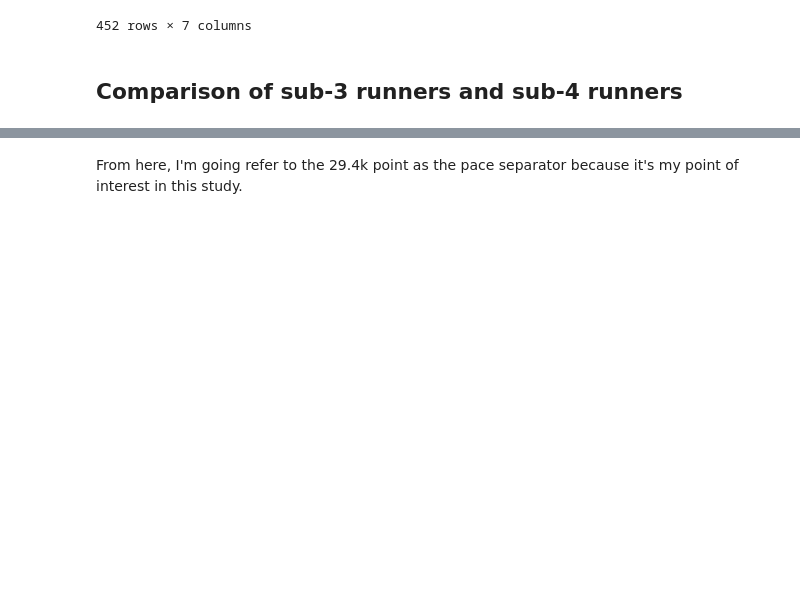
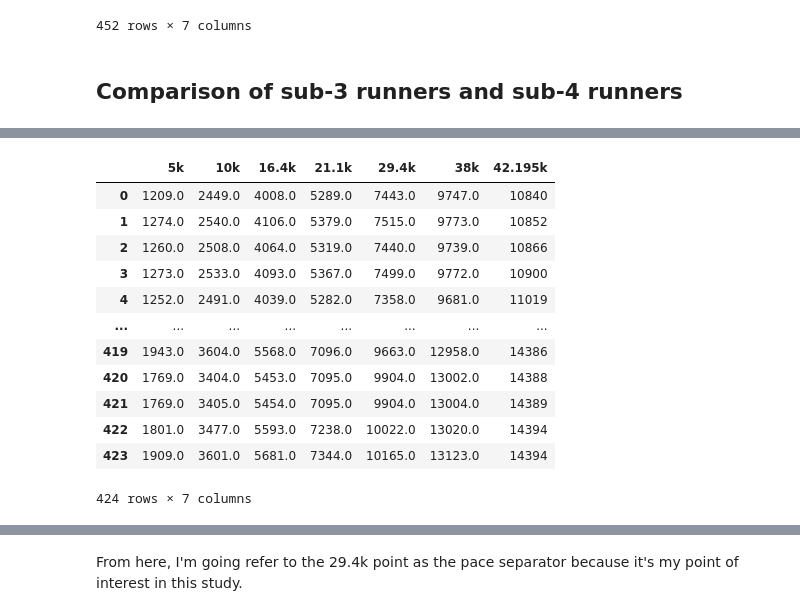
Before and after one commit to 2rara/Jupyter-Notebook, a Jupyter notebook: Reykjavik Marathon 2019 Analyzer.ipynb, the cells around one changed output, grey strips where cells are left out. Drawn from its saved outputs; the diff is of its cells as text; code cells hidden in the pictures; blank space fills up the shorter version.

```diff
--- a/Reykjavik Marathon 2019 Analyzer.ipynb
+++ b/Reykjavik Marathon 2019 Analyzer.ipynb
@@ -190 +226,17 @@ sub_four_sec_df = time_to_second(sub_four_df.copy())
+# %%
+sub_four_df
+# %% [output]
+|  | 5k | 10k | 16.4k | 21.1k | 29.4k | 38k | 42.195k |
+| 0 | 1209.0 | 2449.0 | 4008.0 | 5289.0 | 7443.0 | 9747.0 | 10840 |
+| 1 | 1274.0 | 2540.0 | 4106.0 | 5379.0 | 7515.0 | 9773.0 | 10852 |
+| 2 | 1260.0 | 2508.0 | 4064.0 | 5319.0 | 7440.0 | 9739.0 | 10866 |
+| 3 | 1273.0 | 2533.0 | 4093.0 | 5367.0 | 7499.0 | 9772.0 | 10900 |
+| 4 | 1252.0 | 2491.0 | 4039.0 | 5282.0 | 7358.0 | 9681.0 | 11019 |
+| ... | ... | ... | ... | ... | ... | ... | ... |
+| 419 | 1943.0 | 3604.0 | 5568.0 | 7096.0 | 9663.0 | 12958.0 | 14386 |
+| 420 | 1769.0 | 3404.0 | 5453.0 | 7095.0 | 9904.0 | 13002.0 | 14388 |
+| 421 | 1769.0 | 3405.0 | 5454.0 | 7095.0 | 9904.0 | 13004.0 | 14389 |
+| 422 | 1801.0 | 3477.0 | 5593.0 | 7238.0 | 10022.0 | 13020.0 | 14394 |
+| 423 | 1909.0 | 3601.0 | 5681.0 | 7344.0 | 10165.0 | 13123.0 | 14394 |
+424 rows × 7 columns
 # %%
```
Also changed, not shown: parts of 24 cells of this notebook.
